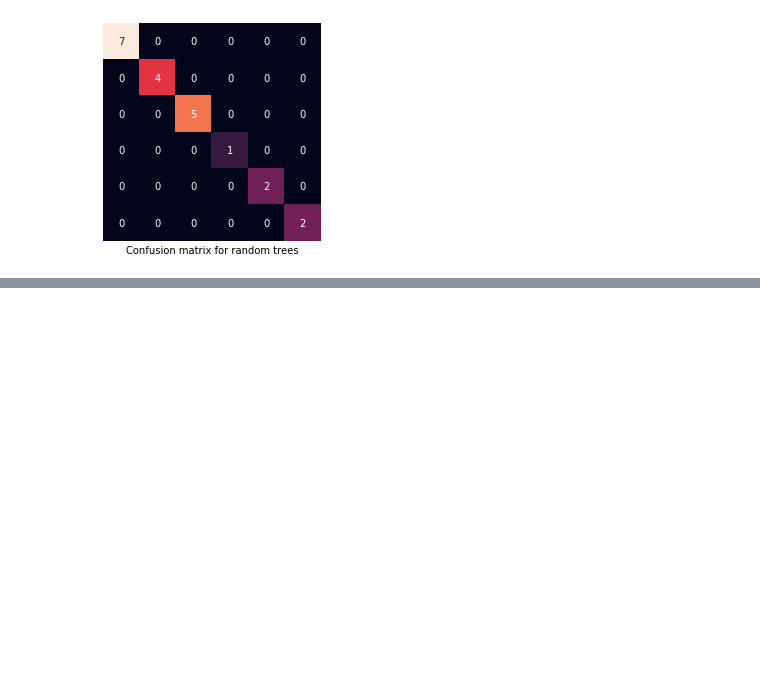
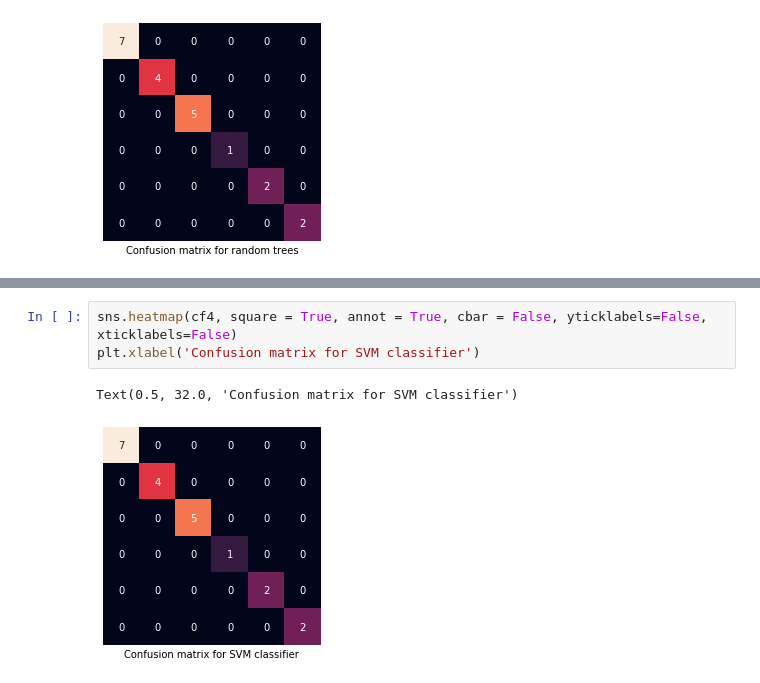
Before and after one commit to souravs17031999/Zoo-Animal-Classification, a Jupyter notebook: Zoo_animal_clasification_project_ml.ipynb, the cells around one changed output, grey strips where cells are left out. Drawn from its saved outputs; the diff is of its cells as text; blank space fills up the shorter version.

```diff
--- a/Zoo_animal_clasification_project_ml.ipynb
+++ b/Zoo_animal_clasification_project_ml.ipynb
@@ -246,0 +278,6 @@ Text(0.5, 32.0, 'Confusion matrix for random trees')
+# %%
+sns.heatmap(cf4, square = True, annot = True, cbar = False, yticklabels=False, xticklabels=False)
+plt.xlabel('Confusion matrix for SVM classifier')
+# %% [output]
+Text(0.5, 32.0, 'Confusion matrix for SVM classifier')
+[figure, added]
```
Also changed, not shown: parts of 7 cells of this notebook.
